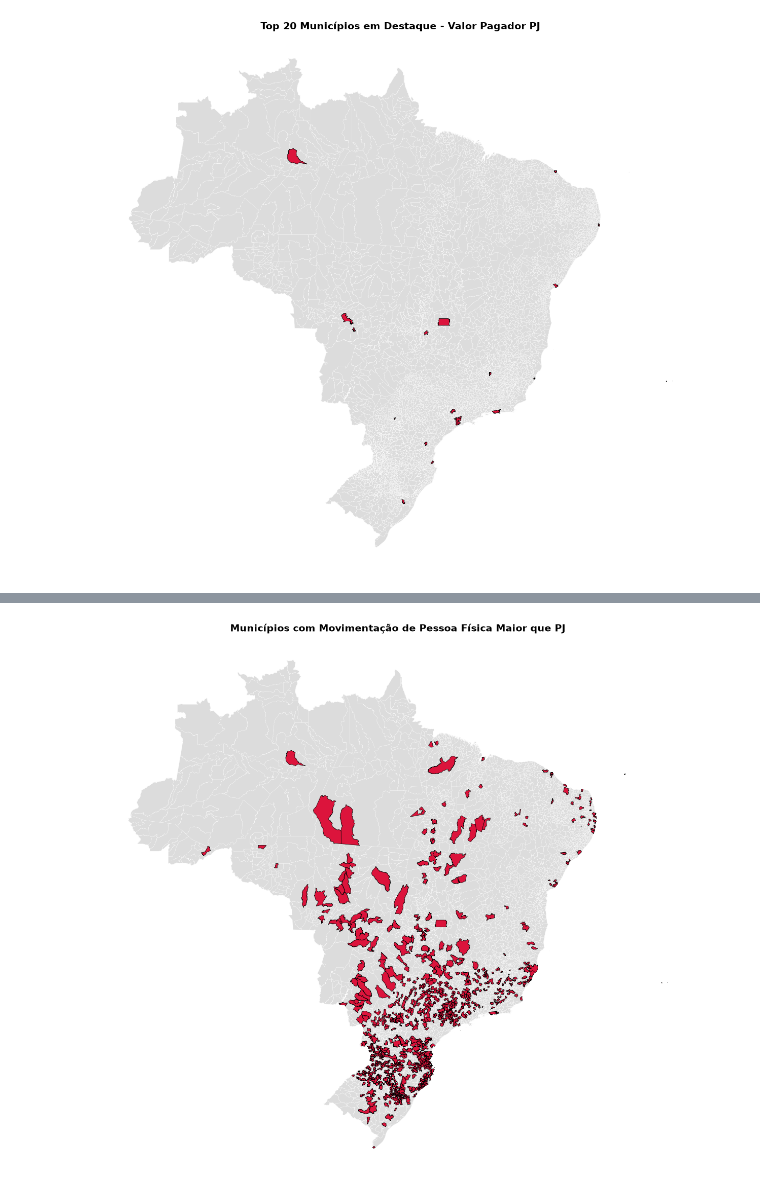
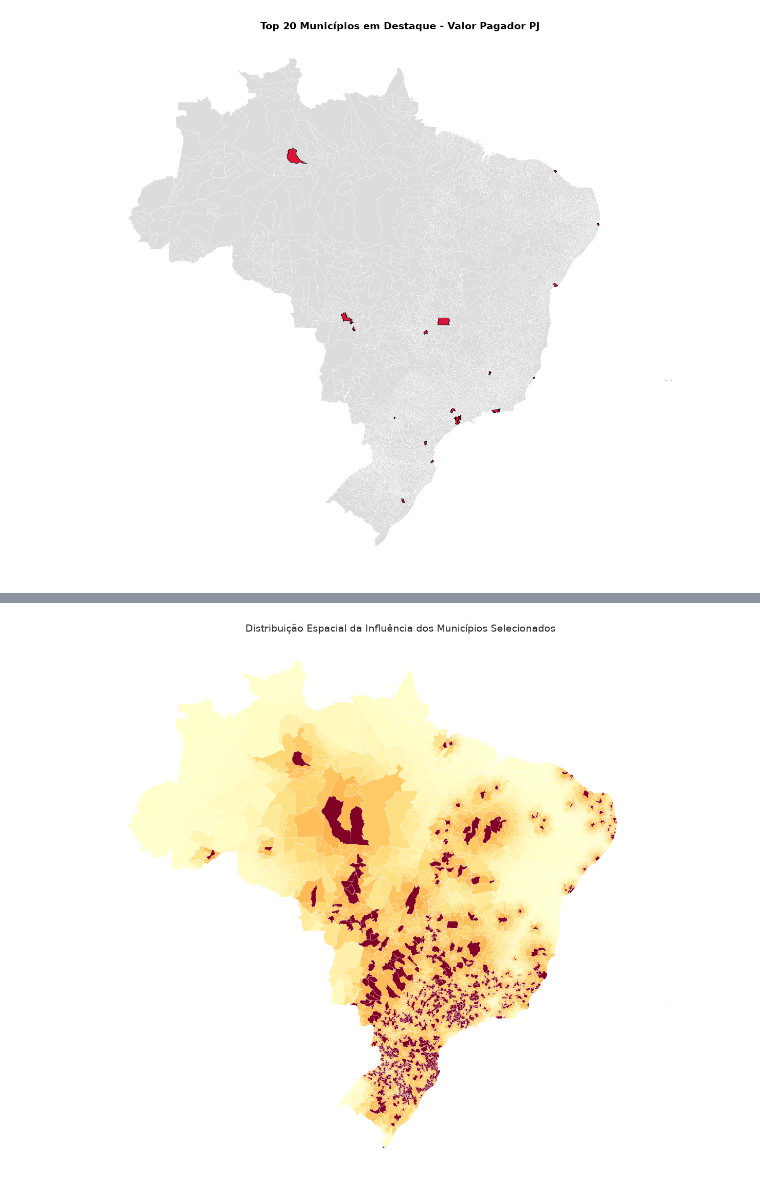
Before and after one commit to renatojo/AEDV-analise-visualizacao-pix, a Jupyter notebook: Trabalho.ipynb, the cells around one changed output, grey strips where cells are left out. Drawn from its saved outputs; the diff is of its cells as text; code cells hidden in the pictures.

```diff
--- a/Trabalho.ipynb
+++ b/Trabalho.ipynb
@@ -105,0 +91,13 @@ mapa_pix = pd.merge(mapa_pix, censo_2022, left_on='CD_MUN', right_on='id_municip
+# %%
+boa_esperanca = mapa_pix['NM_MUN'] == 'Boa Esperança do Norte'
+sorriso = mapa_pix['NM_MUN'] == 'Sorriso'
+
+colunas_para_somar = [c for c in mapa_pix.columns if c.startswith(('VL_', 'QT_'))] + ['AREA_KM2']
+
+mapa_pix.loc[sorriso, colunas_para_somar] = (
+    mapa_pix.loc[boa_esperanca | sorriso, colunas_para_somar].sum().values
+)
+
+mapa_pix.loc[sorriso, 'geometry'] = [mapa_pix[boa_esperanca | sorriso].unary_union]
+
+mapa_pix = mapa_pix[~boa_esperanca]
@@ -277,6 +445,6 @@ plt.show()
 # %%
-PF_maior = mapa_pix[(mapa_pix['VL_PagadorPF'] + mapa_pix['VL_RecebedorPF']) < (mapa_pix['VL_PagadorPJ'] + mapa_pix['VL_RecebedorPJ'])]
-PF_maior.head(20)
+PJ_maior = mapa_pix[mapa_pix['VL_RecebedorPJ'] > mapa_pix['VL_PagadorPF']]
+PJ_maior.head(20)
 # %% [output]
 |  | CD_MUN | NM_MUN | CD_RGI | NM_RGI | CD_RGINT | NM_RGINT | CD_UF | NM_UF | SIGLA_UF | CD_REGIAO | ... |
 | 6 | 4210605 | Massaranduba | 420016 | Joinville | 4206 | Joinville | 42 | Santa Catarina | SC | 4 | ... |
@@ -299,25 +467,64 @@ PF_maior.head(20)
 # %%
-# 1. Ajusta o tipo da chave no mapa
-mapa["CD_MUN"] = mapa["CD_MUN"].astype(str)
+mapa_m = mapa.to_crs(epsg=5880)
 
-# 2. Cria o gráfico
+selecionados = mapa_m[
+    mapa_m['CD_MUN'].isin(PJ_maior['CD_MUN'])
+]
+
+centroides = mapa_m.geometry.centroid
+
+coords = np.array([
+    [p.x, p.y] for p in centroides
+])
+
+distancias = cdist(
+    coords,
+    coords[mapa_m.index.get_indexer(selecionados.index)]
+)
+
+areas = selecionados.geometry.area.values
+area_ref = np.mean(areas)
+
+h0 = 50000
+h_i = h0 * np.sqrt(areas / area_ref)
+
+zonas_influencia = selecionados.copy()
+zonas_influencia['geometry'] = [
+    geom.buffer(distancia)
+    for geom, distancia in zip(
+        selecionados.geometry,
+        h_i
+    )
+]
+
+influencias = np.exp(
+    -(distancias ** 2) / (2 * h_i[np.newaxis, :] ** 2)
+)
+
+influencia = influencias.max(axis=1)
+
+proprio = mapa_m.index.isin(selecionados.index).astype(float)
+
+alpha = 0.6
+
+mapa_m['intensidade'] = (
+    alpha * proprio +
+    (1 - alpha) * influencia
+)
+
+# Cria o gráfico
 fig, ax = plt.subplots(figsize=(12, 12))
 
-# Camada 1: Todos os municípios do Brasil em cinza (fundo)
-mapa.plot(ax=ax, color="gainsboro", edgecolor="white", linewidth=0.2)
-
-# Camada 2: Municípios onde PF > PJ em vermelho
-PF_maior.plot(ax=ax, color="crimson", edgecolor="black", linewidth=0.5)
+mapa_m.plot(column="intensidade", cmap="YlOrRd", linewidth=0.15, edgecolor="white", ax=ax)
 
 # Ajustes visuais com o título adequado
 ax.set_title(
-    "Municípios com Movimentação de Pessoa Juridica Maior que Pessoa Fisica",
-    fontsize=14,
-    fontweight="bold",
+    'Distribuição Espacial da Influência dos Municípios Selecionados',
+    fontsize=14
 )
 ax.set_axis_off()
 
 plt.tight_layout()
 plt.show()
 # %% [output]
-[figure, old version]
+[figure, new version]
```
Also changed, not shown: parts of 22 cells of this notebook, 9 other files.
